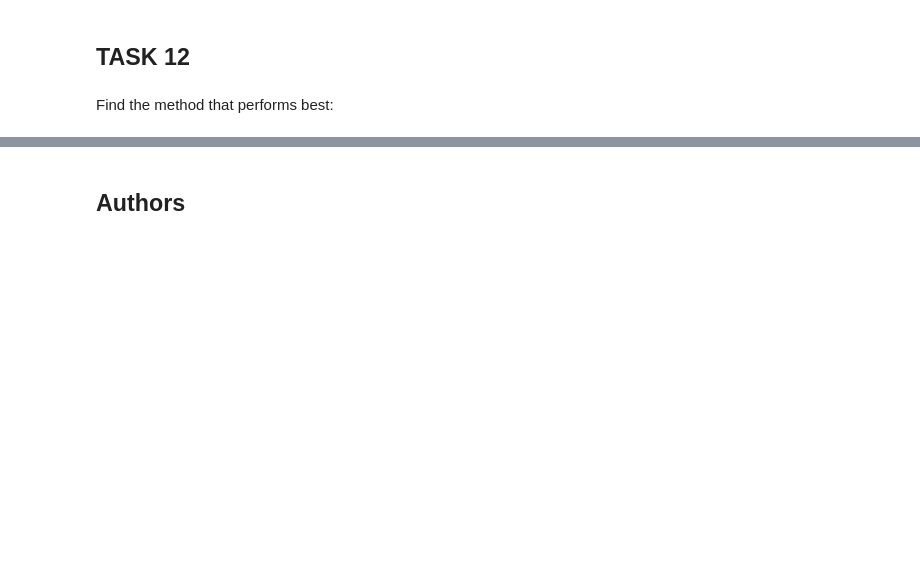
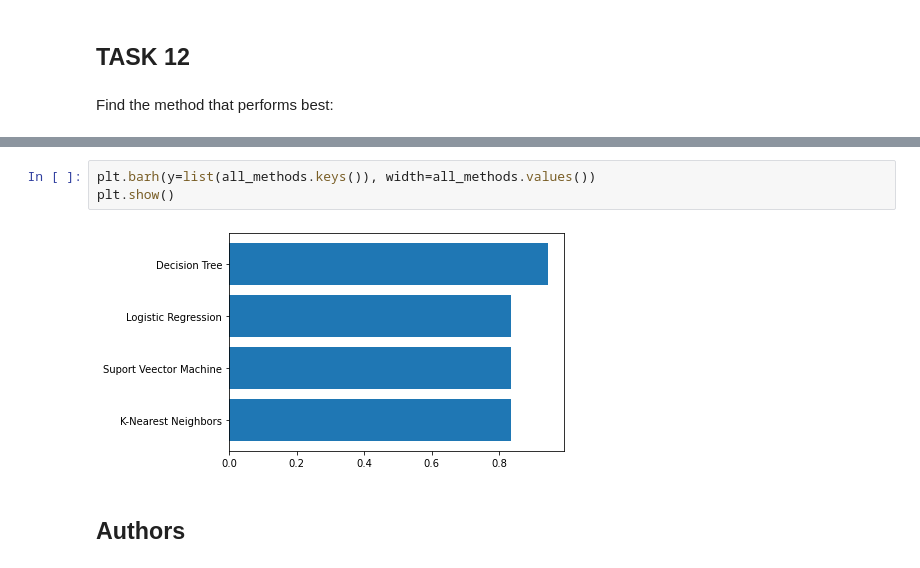
Before and after one commit to supernyv/Data-Science-Projects, a Jupyter notebook: Data Science Capstone/Predictive Analysis Using Machine Learning.ipynb, the cells around one changed output, grey strips where cells are left out. Drawn from its saved outputs; the diff is of its cells as text; blank space fills up the shorter version.

```diff
--- a/Data Science Capstone/Predictive Analysis Using Machine Learning.ipynb
+++ b/Data Science Capstone/Predictive Analysis Using Machine Learning.ipynb
@@ -327,3 +327,8 @@ best
+# %%
+plt.barh(y=list(all_methods.keys()), width=all_methods.values())
+plt.show()
+# %% [output]
+[figure, added]
 # %% [markdown]
 ## Authors
 # %% [markdown]
```
Also changed, not shown: parts of 4 cells of this notebook.
